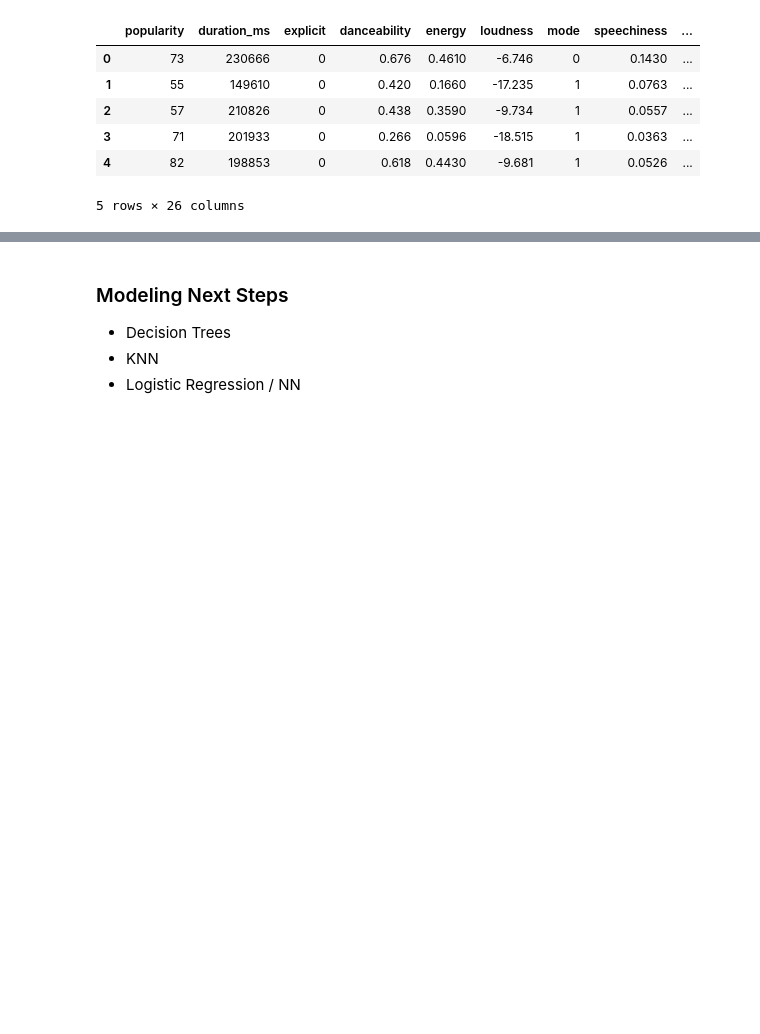
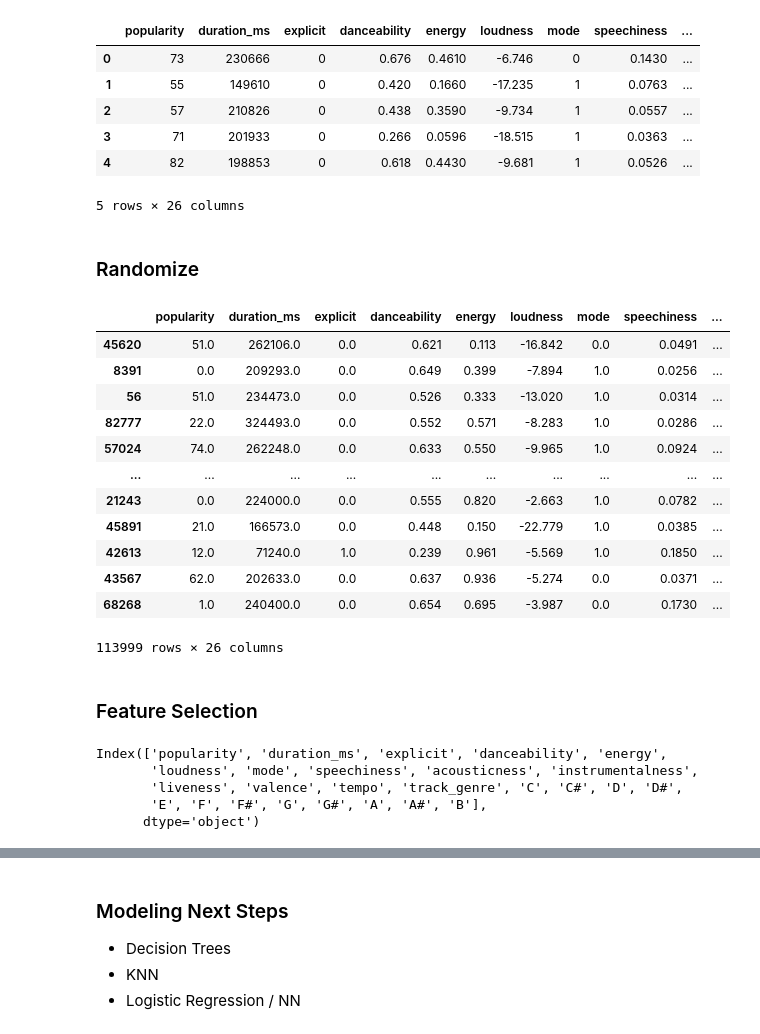
Before and after one commit to ynackash/genre-classification, a Jupyter notebook: Preprocessing.ipynb, the cells around one changed output, grey strips where cells are left out. Drawn from its saved outputs; the diff is of its cells as text; code cells hidden in the pictures; blank space fills up the shorter version.

```diff
--- a/Preprocessing.ipynb
+++ b/Preprocessing.ipynb
@@ -35,3 +35,36 @@ df.head()
 | 3 | 71 | 201933 | 0 | 0.266 | 0.0596 | -18.515 | 1 | 0.0363 | ... |
 | 4 | 82 | 198853 | 0 | 0.618 | 0.4430 | -9.681 | 1 | 0.0526 | ... |
 5 rows × 26 columns
+# %% [markdown]
+### Randomize
+# %%
+np.random.seed(0)
+indices = np.arange(df.shape[0])
+shuffled_indices = np.random.permutation(indices)
+
+df = df.reindex(shuffled_indices)
+display(df)
+# %% [output]
+|  | popularity | duration_ms | explicit | danceability | energy | loudness | mode | speechiness | ... |
+| 45620 | 51.0 | 262106.0 | 0.0 | 0.621 | 0.113 | -16.842 | 0.0 | 0.0491 | ... |
+| 8391 | 0.0 | 209293.0 | 0.0 | 0.649 | 0.399 | -7.894 | 1.0 | 0.0256 | ... |
+| 56 | 51.0 | 234473.0 | 0.0 | 0.526 | 0.333 | -13.020 | 1.0 | 0.0314 | ... |
+| 82777 | 22.0 | 324493.0 | 0.0 | 0.552 | 0.571 | -8.283 | 1.0 | 0.0286 | ... |
+| 57024 | 74.0 | 262248.0 | 0.0 | 0.633 | 0.550 | -9.965 | 1.0 | 0.0924 | ... |
+| ... | ... | ... | ... | ... | ... | ... | ... | ... | ... |
+| 21243 | 0.0 | 224000.0 | 0.0 | 0.555 | 0.820 | -2.663 | 1.0 | 0.0782 | ... |
+| 45891 | 21.0 | 166573.0 | 0.0 | 0.448 | 0.150 | -22.779 | 1.0 | 0.0385 | ... |
+| 42613 | 12.0 | 71240.0 | 1.0 | 0.239 | 0.961 | -5.569 | 1.0 | 0.1850 | ... |
+| 43567 | 62.0 | 202633.0 | 0.0 | 0.637 | 0.936 | -5.274 | 0.0 | 0.0371 | ... |
+| 68268 | 1.0 | 240400.0 | 0.0 | 0.654 | 0.695 | -3.987 | 0.0 | 0.1730 | ... |
+113999 rows × 26 columns
+# %% [markdown]
+### Feature Selection
+# %%
+df.columns
+# %% [output]
+Index(['popularity', 'duration_ms', 'explicit', 'danceability', 'energy',
+       'loudness', 'mode', 'speechiness', 'acousticness', 'instrumentalness',
+       'liveness', 'valence', 'tempo', 'track_genre', 'C', 'C#', 'D', 'D#',
+       'E', 'F', 'F#', 'G', 'G#', 'A', 'A#', 'B'],
+      dtype='object')
```
Also changed, not shown: parts of 11 cells of this notebook, 7 other files.
